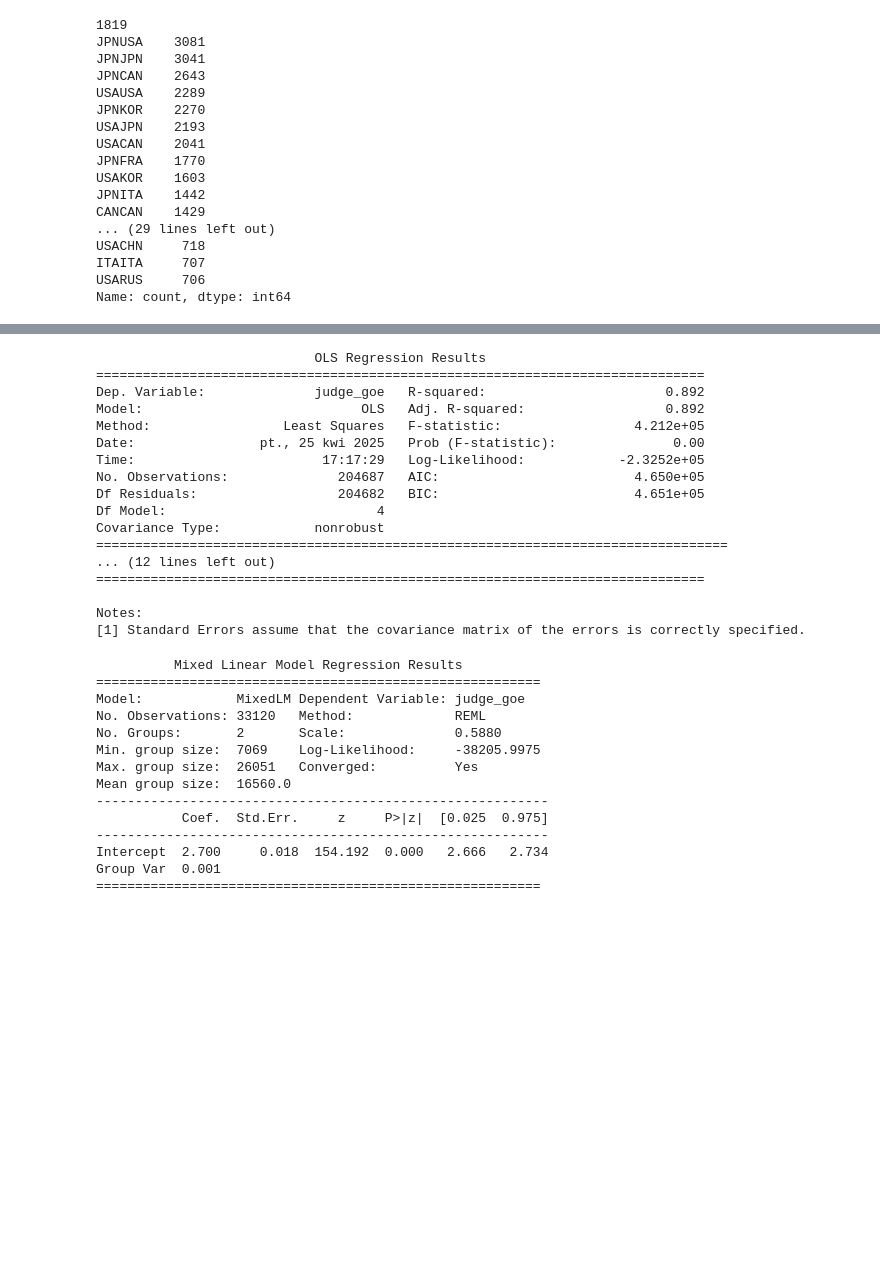
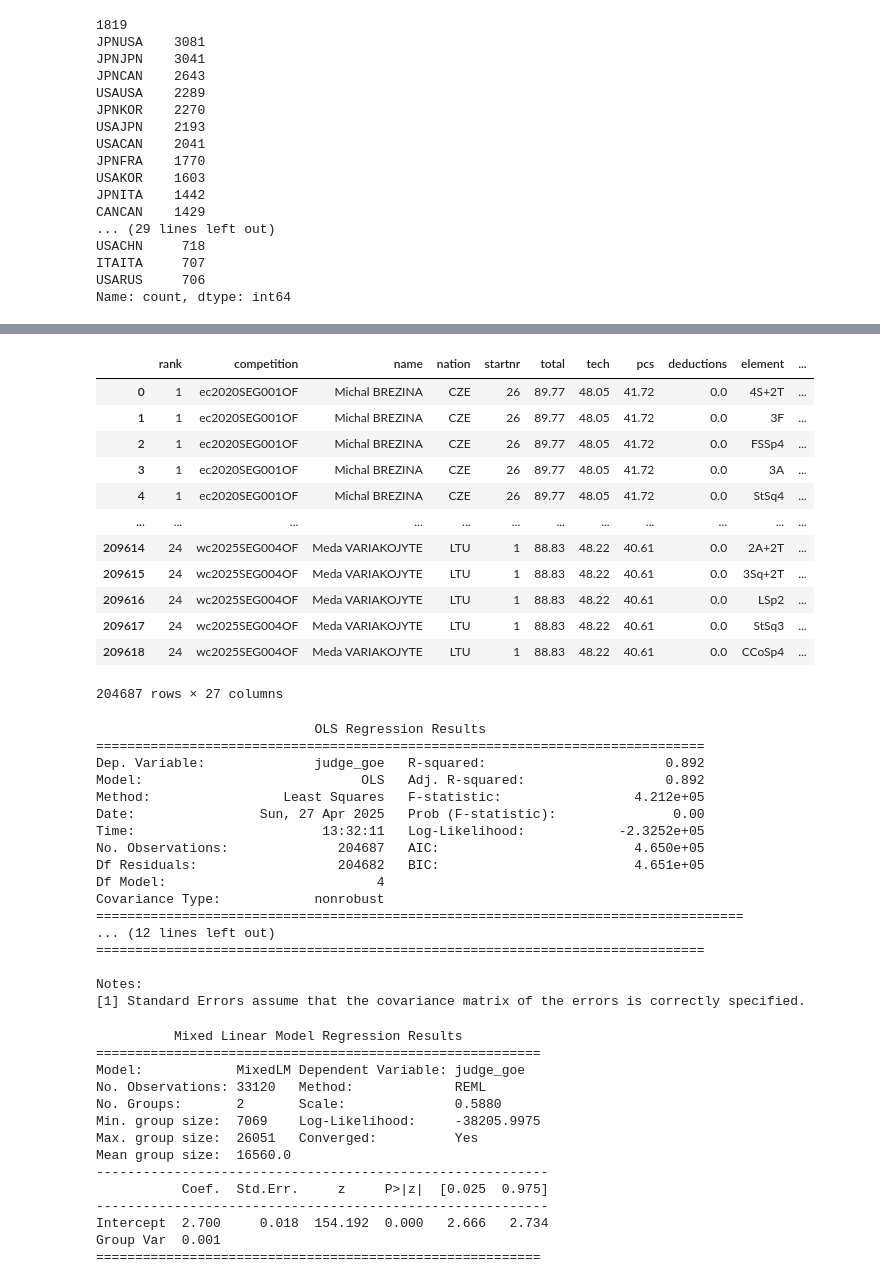
Before and after one commit to ann-e888/Skating_EDA, a Jupyter notebook: notebooks/bias_tests.ipynb, the cells around one changed output, grey strips where cells are left out. Drawn from its saved outputs; the diff is of its cells as text; code cells hidden in the pictures; blank space fills up the shorter version.

```diff
--- a/notebooks/bias_tests.ipynb
+++ b/notebooks/bias_tests.ipynb
@@ -160,8 +160,24 @@ Df Model:                        2837
 [2] The condition number is large, 9.5e+03. This might indicate that there are
 strong multicollinearity or other numerical problems.
 """
+# %%
+stats_df
+# %% [output]
+|  | rank | competition | name | nation | startnr | total | tech | pcs | deductions | element | ... |
+| 0 | 1 | ec2020SEG001OF | Michal BREZINA | CZE | 26 | 89.77 | 48.05 | 41.72 | 0.0 | 4S+2T | ... |
+| 1 | 1 | ec2020SEG001OF | Michal BREZINA | CZE | 26 | 89.77 | 48.05 | 41.72 | 0.0 | 3F | ... |
+| 2 | 1 | ec2020SEG001OF | Michal BREZINA | CZE | 26 | 89.77 | 48.05 | 41.72 | 0.0 | FSSp4 | ... |
+| 3 | 1 | ec2020SEG001OF | Michal BREZINA | CZE | 26 | 89.77 | 48.05 | 41.72 | 0.0 | 3A | ... |
+| 4 | 1 | ec2020SEG001OF | Michal BREZINA | CZE | 26 | 89.77 | 48.05 | 41.72 | 0.0 | StSq4 | ... |
+| ... | ... | ... | ... | ... | ... | ... | ... | ... | ... | ... | ... |
+| 209614 | 24 | wc2025SEG004OF | Meda VARIAKOJYTE | LTU | 1 | 88.83 | 48.22 | 40.61 | 0.0 | 2A+2T | ... |
+| 209615 | 24 | wc2025SEG004OF | Meda VARIAKOJYTE | LTU | 1 | 88.83 | 48.22 | 40.61 | 0.0 | 3Sq+2T | ... |
+| 209616 | 24 | wc2025SEG004OF | Meda VARIAKOJYTE | LTU | 1 | 88.83 | 48.22 | 40.61 | 0.0 | LSp2 | ... |
+| 209617 | 24 | wc2025SEG004OF | Meda VARIAKOJYTE | LTU | 1 | 88.83 | 48.22 | 40.61 | 0.0 | StSq3 | ... |
+| 209618 | 24 | wc2025SEG004OF | Meda VARIAKOJYTE | LTU | 1 | 88.83 | 48.22 | 40.61 | 0.0 | CCoSp4 | ... |
+204687 rows × 27 columns
 # %%
-model = smf.ols("judge_goe ~ is_same + prestige + s_progression + panel_median", data=stats_df).fit()
+model = smf.ols("judge_goe ~ C(is_same) + prestige + s_progression + panel_median", data=stats_df).fit()
 print(model.summary())
 # %% [output]
                             OLS Regression Results
@@ -169,13 +185,13 @@ print(model.summary())
 Dep. Variable:              judge_goe   R-squared:                       0.892
 Model:                            OLS   Adj. R-squared:                  0.892
 Method:                 Least Squares   F-statistic:                 4.212e+05
-Date:                pt., 25 kwi 2025   Prob (F-statistic):               0.00
-Time:                        17:17:29   Log-Likelihood:            -2.3252e+05
+Date:                Sun, 27 Apr 2025   Prob (F-statistic):               0.00
+Time:                        13:32:11   Log-Likelihood:            -2.3252e+05
 No. Observations:              204687   AIC:                         4.650e+05
 Df Residuals:                  204682   BIC:                         4.651e+05
 Df Model:                           4
 Covariance Type:            nonrobust
-=================================================================================
+===================================================================================
 ... (12 lines left out)
 ==============================================================================
 
```
Also changed, not shown: parts of 5 cells of this notebook, 3 other files.
